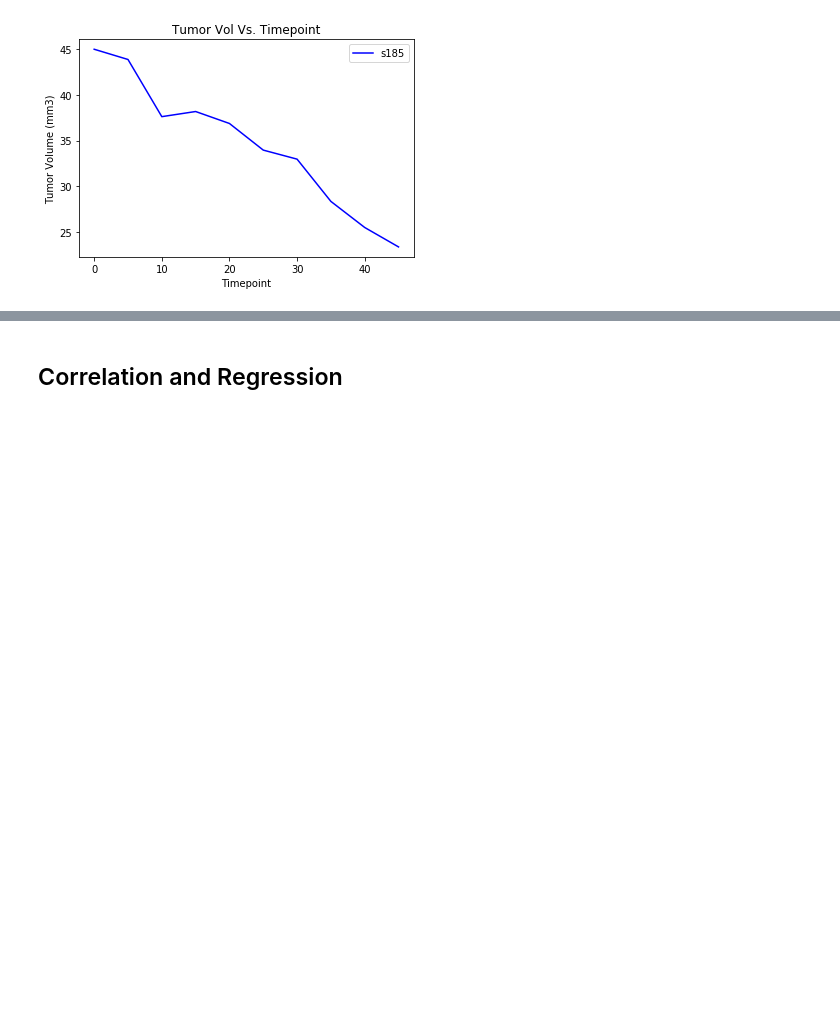
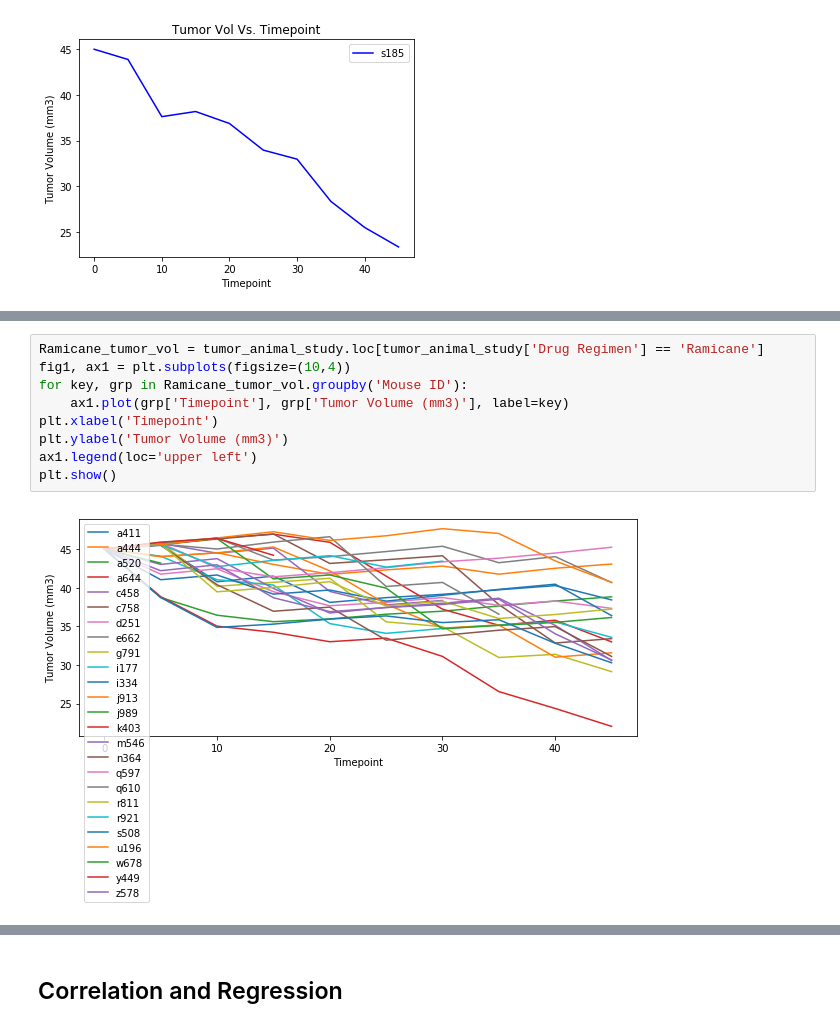
Before and after one commit to kdevanath/Plotting-Matplotlib, a Jupyter notebook: pymaceuticals_starter.ipynb, the cells around one changed output, grey strips where cells are left out. Drawn from its saved outputs; the diff is of its cells as text; blank space fills up the shorter version.

```diff
--- a/pymaceuticals_starter.ipynb
+++ b/pymaceuticals_starter.ipynb
@@ -325,3 +325,14 @@ plt.show()
+# %%
+Ramicane_tumor_vol = tumor_animal_study.loc[tumor_animal_study['Drug Regimen'] == 'Ramicane']
+fig1, ax1 = plt.subplots(figsize=(10,4))
+for key, grp in Ramicane_tumor_vol.groupby('Mouse ID'):
+    ax1.plot(grp['Timepoint'], grp['Tumor Volume (mm3)'], label=key)
+plt.xlabel('Timepoint')
+plt.ylabel('Tumor Volume (mm3)')
+ax1.legend(loc='upper left')
+plt.show()
+# %% [output]
+[figure, added]
 # %%
 # Generate a scatter plot of average tumor volume vs. mouse weight for the Capomulin regimen
 Capomulin_tumor_vol_mean = Capomulin_tumor_vol.groupby('Mouse ID').mean()
```
Also changed, not shown: parts of 4 cells of this notebook, 2 other files.
